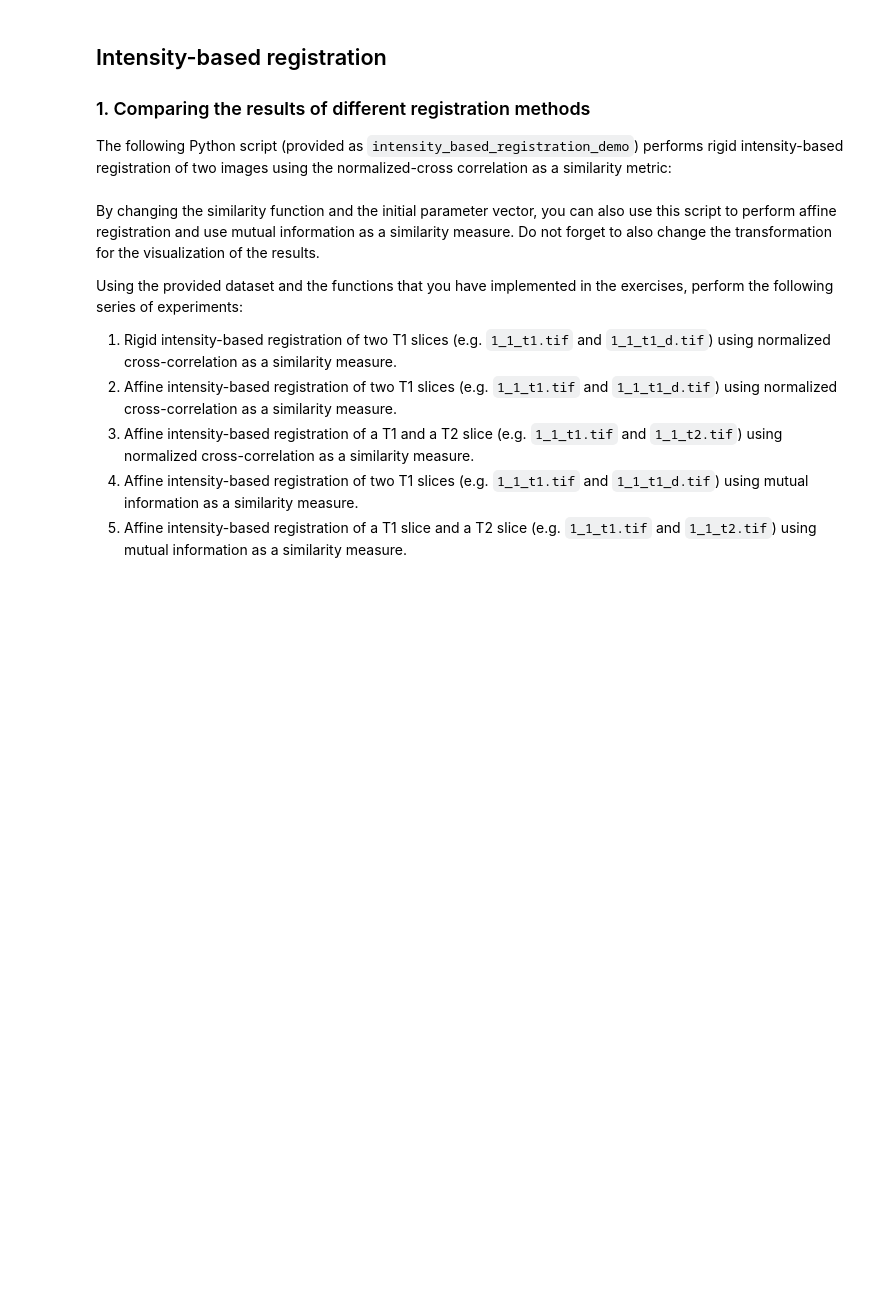
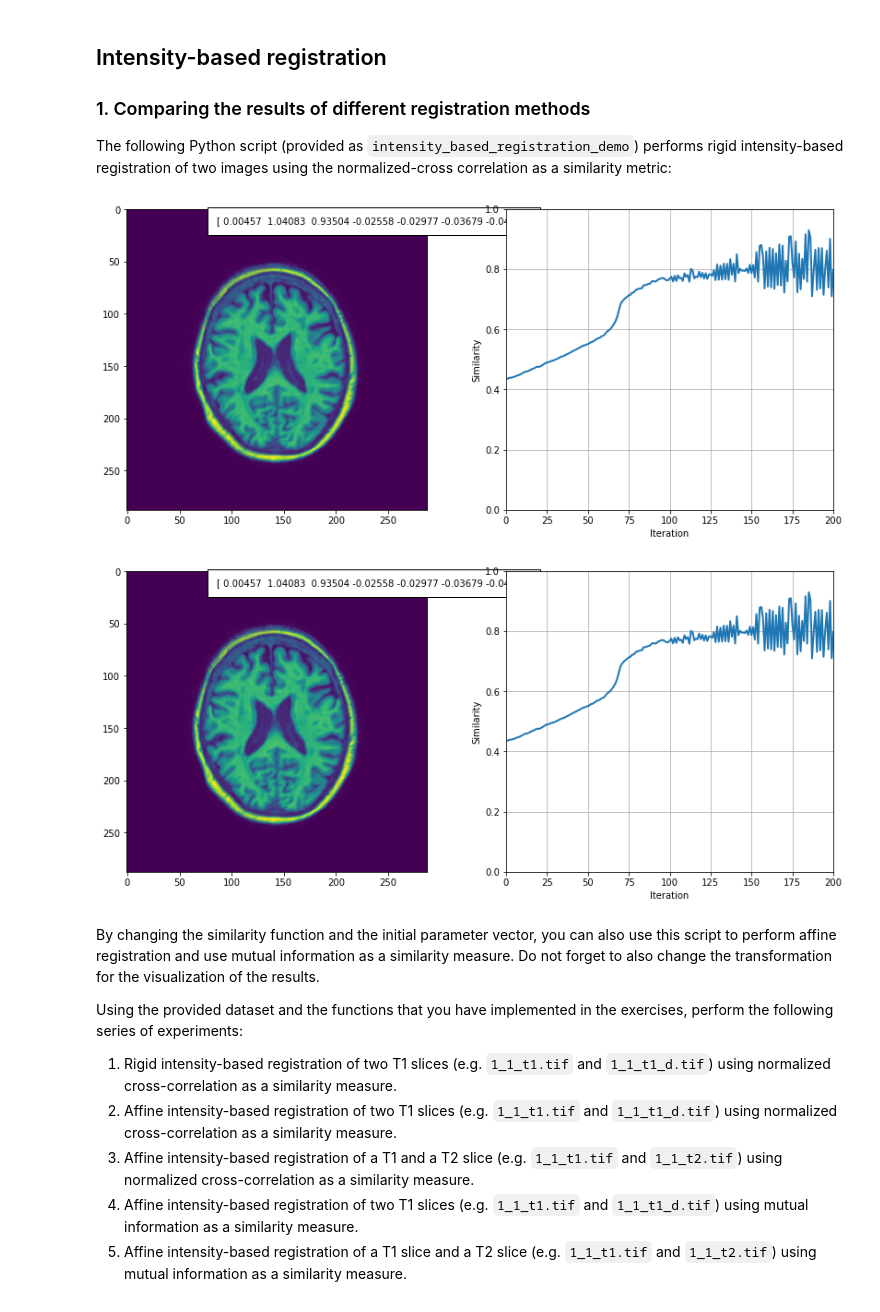
Before and after one commit to JeaninevanIngen/MIA-group-21, a Jupyter notebook: registration_project.ipynb, the cells around one changed output. Cells and saved outputs as stored; diff of their text form; code cells hidden in the pictures; blank space fills up the shorter version.

```diff
--- a/registration_project.ipynb
+++ b/registration_project.ipynb
@@ -138,10 +138,13 @@ The following Python script (provided as `intensity_based_registration_demo`) pe
 # %%
 %matplotlib inline
 import sys
-sys.path.append("../code")
+sys.path.append("C:/Users/s163666/Documents/2020-2021/MIA-group-21")
 from registration_project import intensity_based_registration_demo
 
 intensity_based_registration_demo()
+# %% [output]
+[figure, added]
+[figure, added]
 # %% [markdown]
 By changing the similarity function and the initial parameter vector, you can also use this script to perform affine registration and use mutual information as a similarity measure. Do not forget to also change the transformation for the visualization of the results.
 
```
Also changed, not shown: 2 other files.
